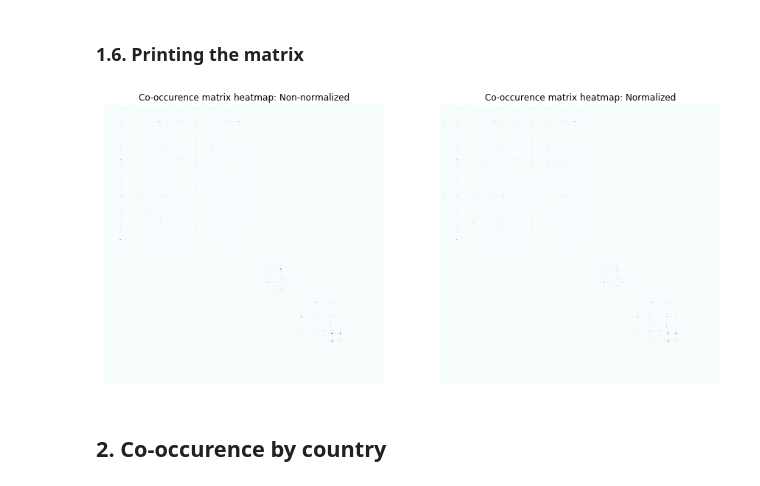
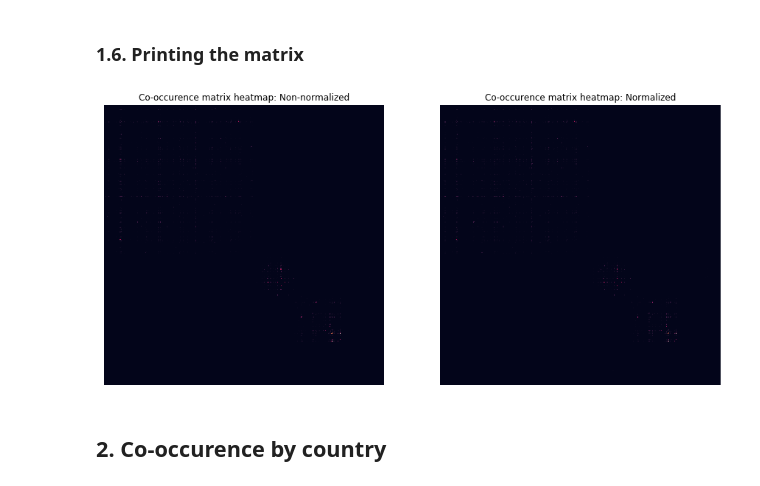
Before and after one commit to duarteocarmo/technological_capabilities, a Jupyter notebook: notebooks/Capability Correlations.ipynb, the cells around one changed output. Saved outputs shown, nothing was run; the diff lists cells and outputs as text; code cells hidden in the pictures.

```diff
--- a/notebooks/Capability Correlations.ipynb
+++ b/notebooks/Capability Correlations.ipynb
@@ -163,16 +165,16 @@ for column_number in range(matrix.shape[0]):
 # %%
 plt.subplots(2,1,figsize=(15,15))
 
 plt.subplot(121)
-sns.heatmap(matrix, cmap='BuPu', cbar=None, square=True, xticklabels=False, yticklabels=False)
+sns.heatmap(matrix, cbar=None, square=True, xticklabels=False, yticklabels=False)
 plt.title('Co-occurence matrix heatmap: Non-normalized')
 
 plt.subplot(122)
-sns.heatmap(normalized_matrix, cmap='BuPu', cbar=None, square=True, xticklabels=False, yticklabels=False)
+sns.heatmap(normalized_matrix, cbar=None, square=True, xticklabels=False, yticklabels=False)
 plt.title('Co-occurence matrix heatmap: Normalized')
 plt.show()
 # %% [output]
-[figure, old version]
+[figure, new version]
 # %% [markdown]
 ## 2. Co-occurence by country
 # %% [markdown]
```
Also changed, not shown: parts of 8 cells of this notebook.
